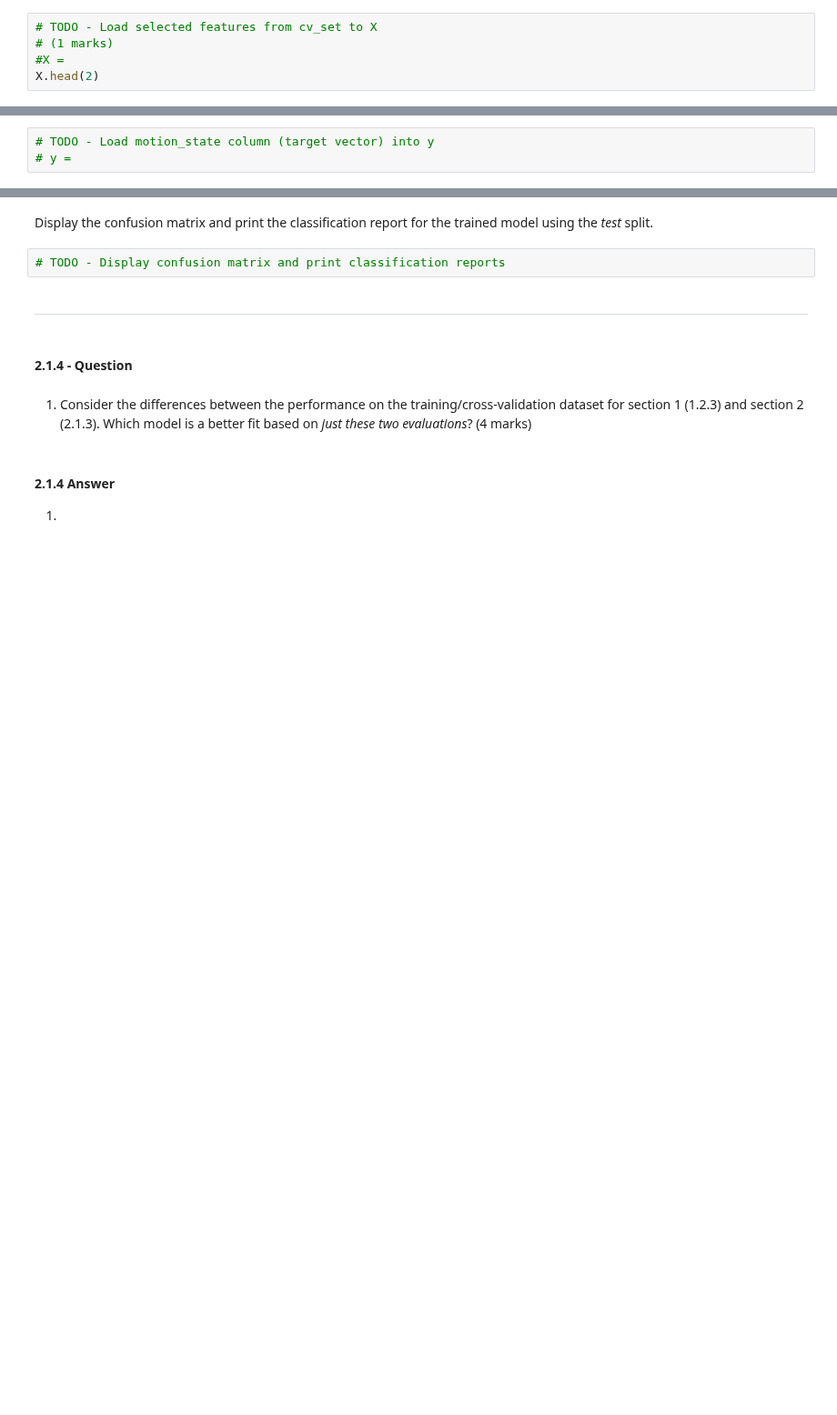
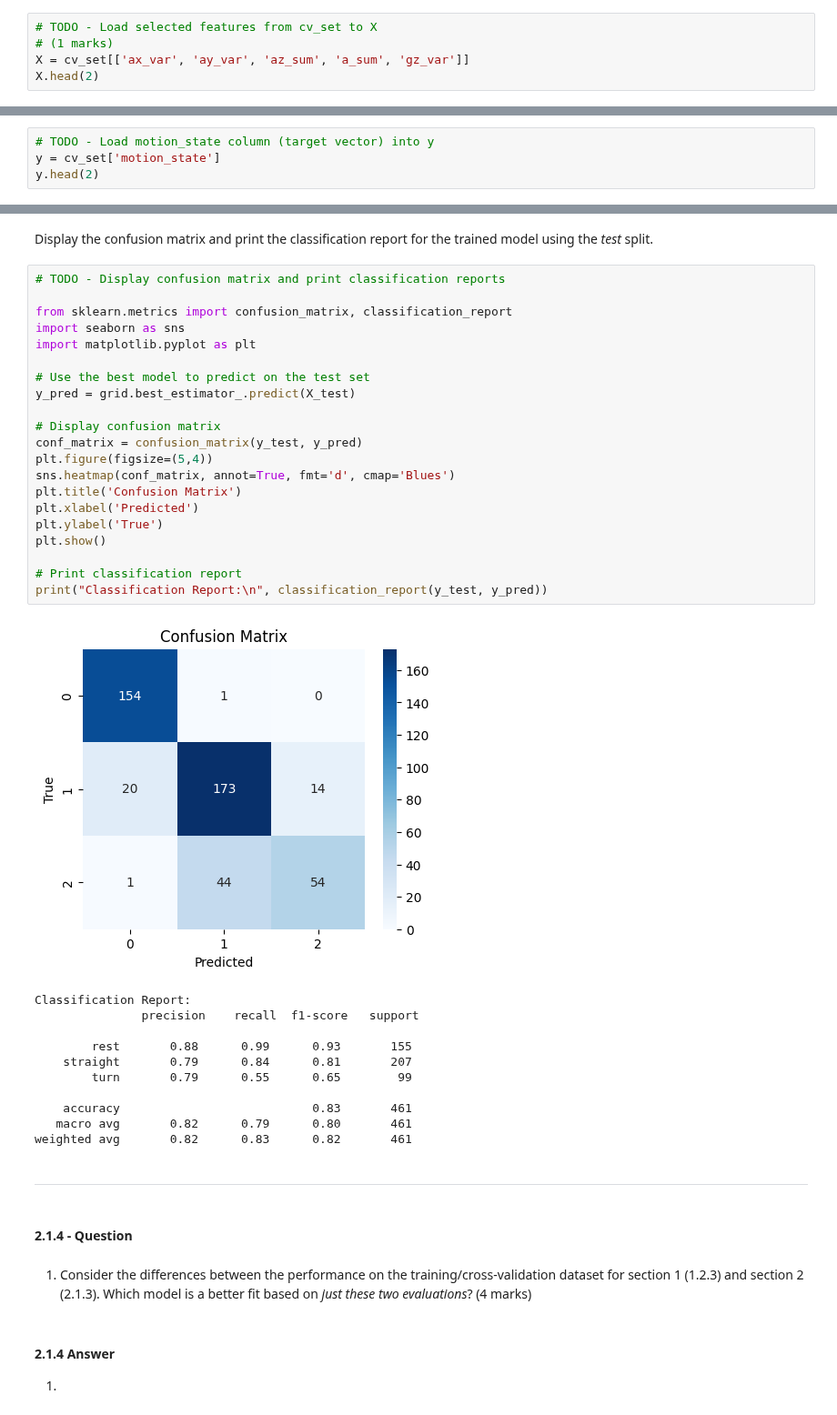
Before and after one commit to emallie-morinbarich/engg680_2024_fall, a Jupyter notebook: Lab_Assignment4/Assignment 4.ipynb, the cells around one changed output, grey strips where cells are left out. Shown at 91% size. Cells and saved outputs as stored; diff of their text form; blank space fills up the shorter version.

```diff
--- a/Lab_Assignment4/Assignment 4.ipynb
+++ b/Lab_Assignment4/Assignment 4.ipynb
@@ -501,5 +501,5 @@ From the *cv_set* dataframe, extract the selected features, listed below, and lo
 # %%
 # TODO - Load selected features from cv_set to X
 # (1 marks)
-#X =
+X = cv_set[['ax_var', 'ay_var', 'az_sum', 'a_sum', 'gz_var']]
 X.head(2)
@@ -506,3 +510,4 @@ X.head(2)
 # %%
 # TODO - Load motion_state column (target vector) into y
-# y =
+y = cv_set['motion_state']
+y.head(2)
@@ -534,7 +602,38 @@ Print the results from the grid search. The following outputs must be printed.
 # %% [markdown]
 Display the confusion matrix and print the classification report for the trained model using the *test* split.
-# %%
-# TODO - Display confusion matrix and print classification reports
+# %%
+# TODO - Display confusion matrix and print classification reports
+
+from sklearn.metrics import confusion_matrix, classification_report
+import seaborn as sns
+import matplotlib.pyplot as plt
+
+# Use the best model to predict on the test set
+y_pred = grid.best_estimator_.predict(X_test)
+
+# Display confusion matrix
+conf_matrix = confusion_matrix(y_test, y_pred)
+plt.figure(figsize=(5,4))
+sns.heatmap(conf_matrix, annot=True, fmt='d', cmap='Blues')
+plt.title('Confusion Matrix')
+plt.xlabel('Predicted')
+plt.ylabel('True')
+plt.show()
+
+# Print classification report
+print("Classification Report:\n", classification_report(y_test, y_pred))
+# %% [output]
+[figure, added]
+Classification Report:
+               precision    recall  f1-score   support
+
+        rest       0.88      0.99      0.93       155
+    straight       0.79      0.84      0.81       207
+        turn       0.79      0.55      0.65        99
+
+    accuracy                           0.83       461
+   macro avg       0.82      0.79      0.80       461
+weighted avg       0.82      0.83      0.82       461
 # %% [markdown]
 ___
 # %% [markdown]
```
Also changed, not shown: parts of 13 cells of this notebook.
